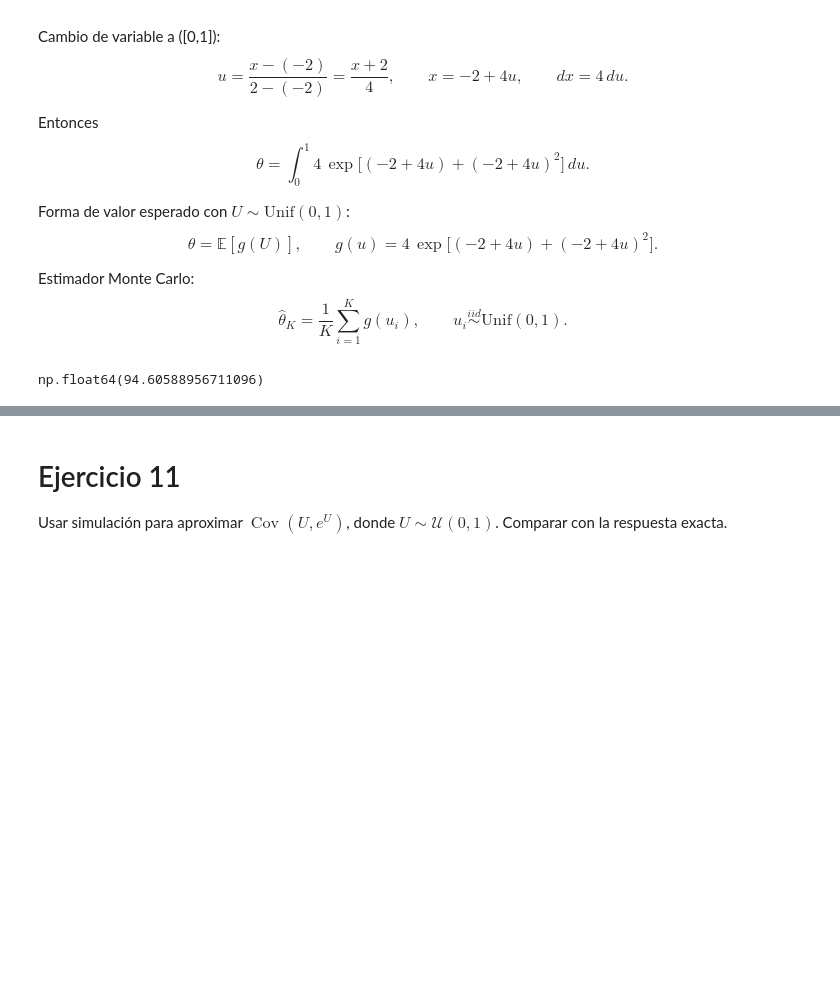
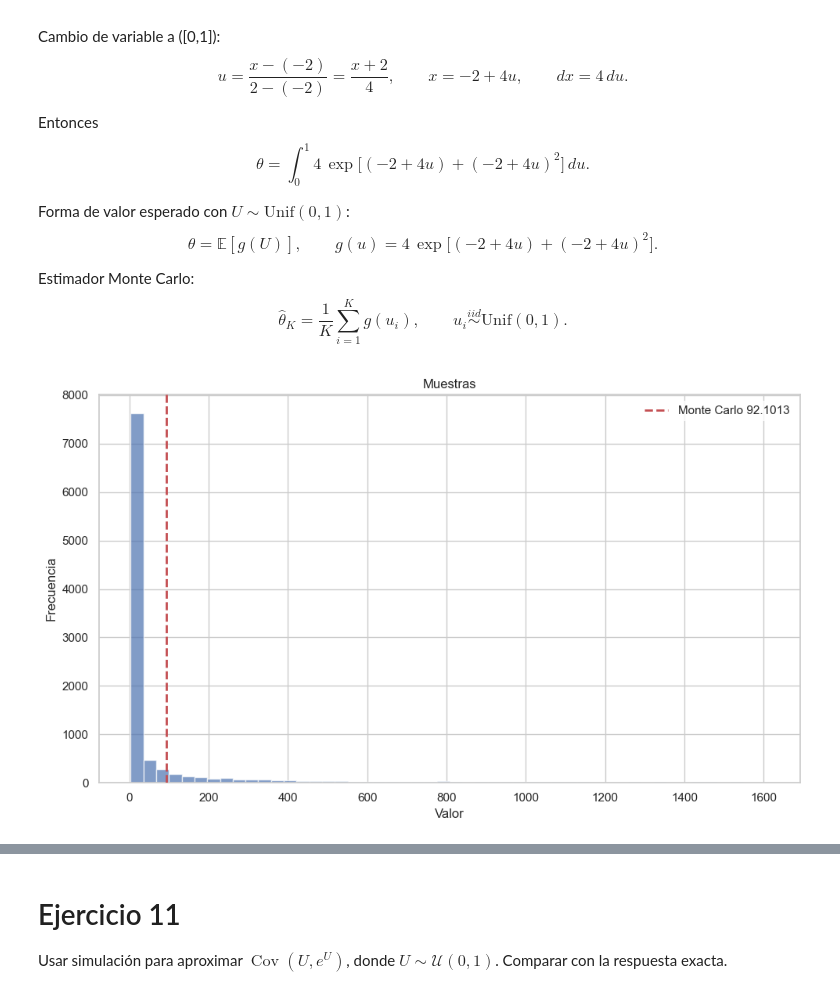
Before and after one commit to heritaco/Simulacion-Estocastica, a Jupyter notebook: 01_generacion_variables_aleatorias/01_numeros_aleatorios/actividad/notebook.ipynb, the cells around one changed output, grey strips where cells are left out. Drawn from its saved outputs; the diff is of its cells as text; code cells hidden in the pictures; blank space fills up the shorter version.

```diff
--- a/01_generacion_variables_aleatorias/01_numeros_aleatorios/actividad/notebook.ipynb
+++ b/01_generacion_variables_aleatorias/01_numeros_aleatorios/actividad/notebook.ipynb
@@ -109,6 +160,11 @@ k = 10000
 a = -2
 b = 2
 u = np.random.random(k)
-h(u).mean()
+
+muestras = h(u)
+montecarlo = muestras.mean()
+montecarlo
-# %% [output]
-np.float64(94.60588956711096)
+# %%
+histograma(muestras, montecarlo)
+# %% [output]
+[figure, added]
```
Also changed, not shown: parts of 45 cells of this notebook, 34 other files.
